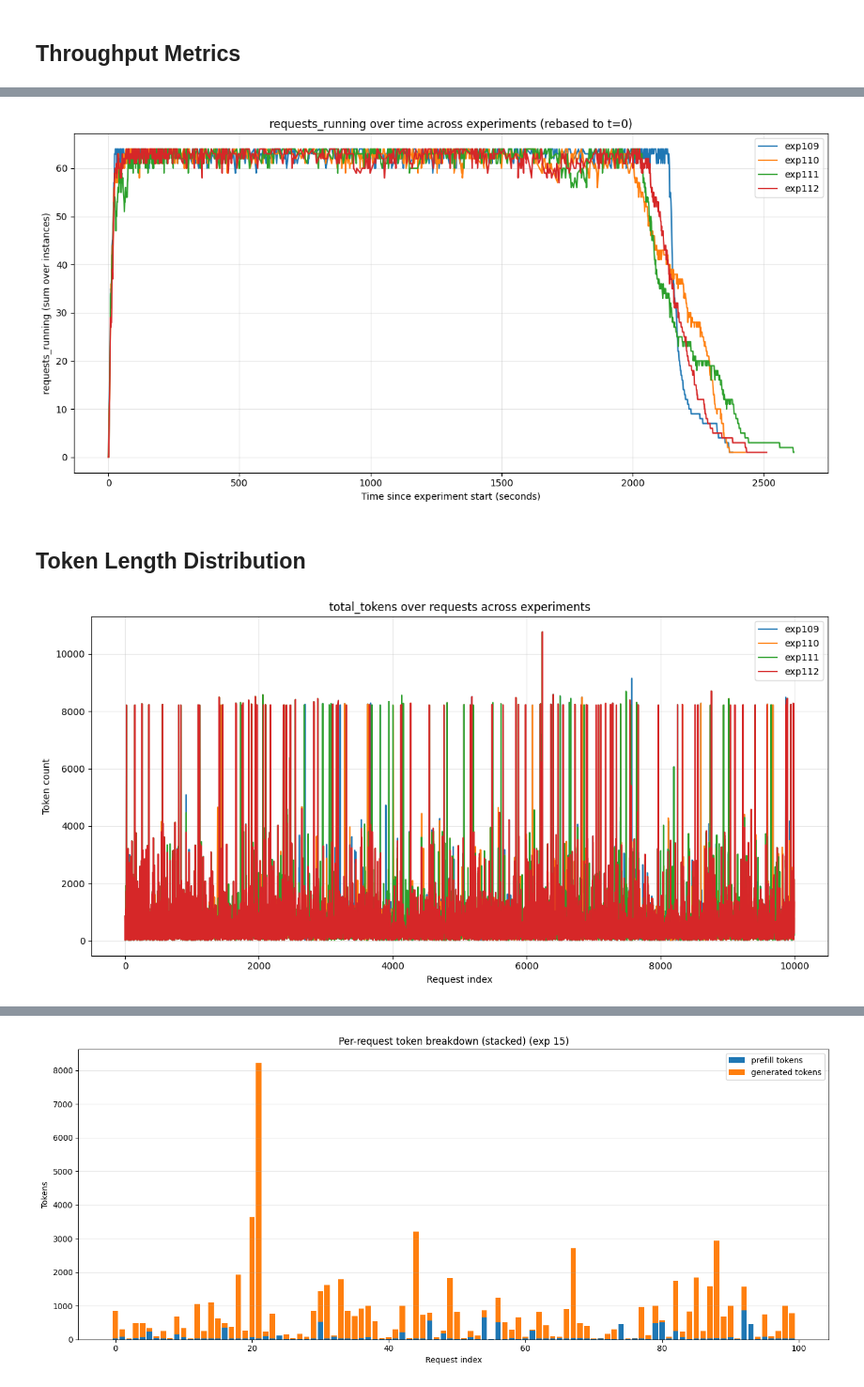
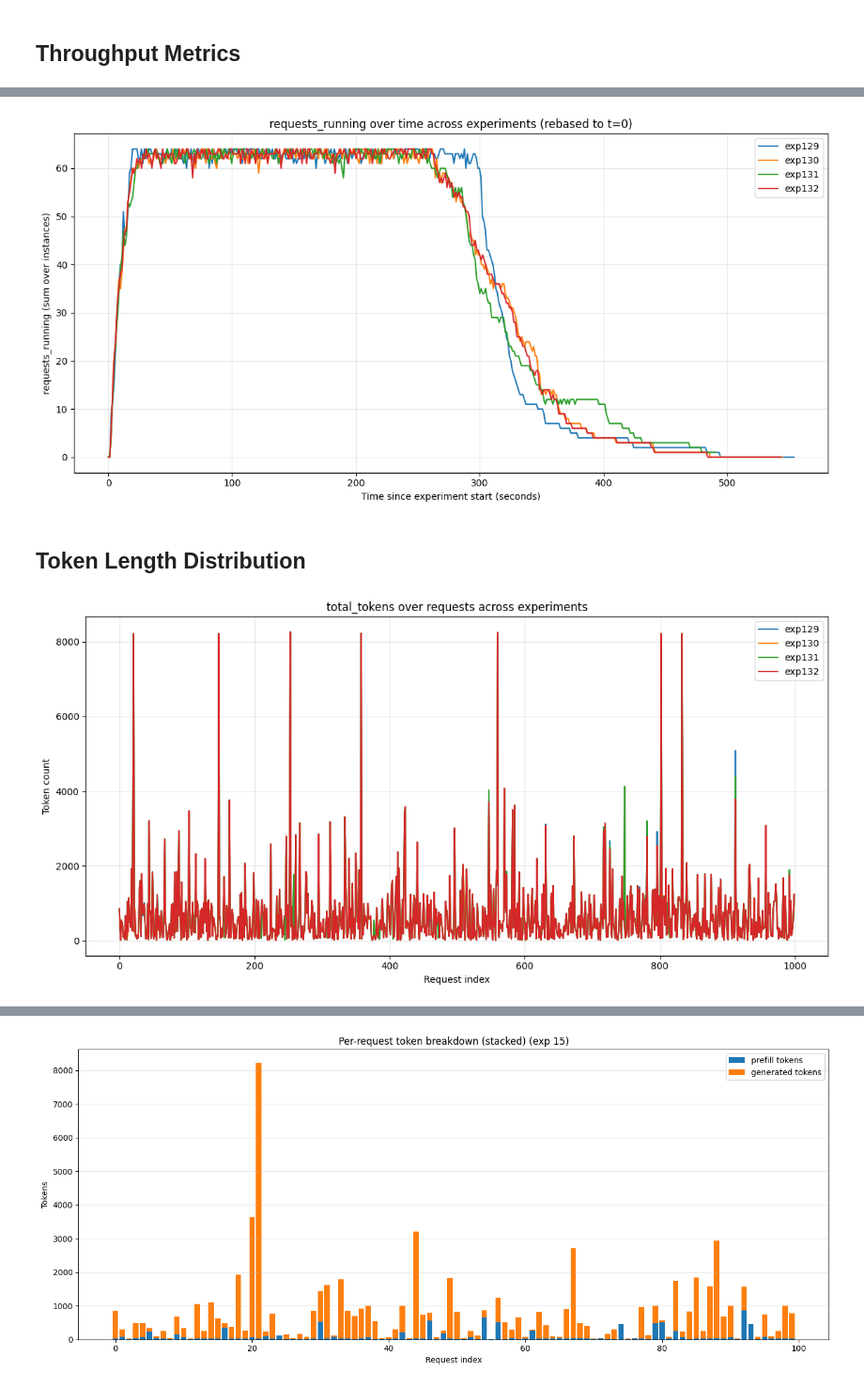
Before and after one commit to immengzi/LLM-LA, a Jupyter notebook: microservice/analysis.ipynb, the cells around one changed output, grey strips where cells are left out. Shown at 94% size. Cells and saved outputs as stored; diff of their text form; code cells hidden in the pictures.

```diff
--- a/microservice/analysis.ipynb
+++ b/microservice/analysis.ipynb
@@ -71,7 +71,12 @@ import pandas as pd
 # experiments = [97, 98, 99, 100]
 # experiments = [101, 102, 103, 104]
 # experiments = [105, 106, 107, 108]
-experiments = [109, 110, 111, 112]
+# experiments = [109, 110, 111, 112]
+# experiments = [113, 114, 115, 116]
+# experiments = [117, 118, 119, 120]
+# experiments = [121, 122, 123, 124]
+# experiments = [125, 126, 127, 128]
+experiments = [129, 130, 131, 132]
 # ----------------------------------------------
 
 # Latency columns of interest
@@ -360,7 +370,12 @@ import matplotlib.pyplot as plt
 # experiments = [97, 98, 99, 100]
 # experiments = [101, 102, 103, 104]
 # experiments = [105, 106, 107, 108]
-experiments = [109, 110, 111, 112]
+# experiments = [109, 110, 111, 112]
+# experiments = [113, 114, 115, 116]
+# experiments = [117, 118, 119, 120]
+# experiments = [121, 122, 123, 124]
+# experiments = [125, 126, 127, 128]
+experiments = [129, 130, 131, 132]
 # ----------------------------
 
 # ---- choose ONE metric (uncomment exactly one) ----
@@ -433,7 +448,12 @@ import pandas as pd
 # experiments = [97, 98, 99, 100]
 # experiments = [101, 102, 103, 104]
 # experiments = [105, 106, 107, 108]
-experiments = [109, 110, 111, 112]
+# experiments = [109, 110, 111, 112]
+# experiments = [113, 114, 115, 116]
+# experiments = [117, 118, 119, 120]
+# experiments = [121, 122, 123, 124]
+# experiments = [125, 126, 127, 128]
+experiments = [129, 130, 131, 132]
 # ----------------------------------------------
 
 # Prometheus metric columns of interest
@@ -542,8 +562,12 @@ import matplotlib.pyplot as plt
 # experiments = [97, 98, 99, 100]
 # experiments = [101, 102, 103, 104]
 # experiments = [105, 106, 107, 108]
-experiments = [109, 110, 111, 112]
-
+# experiments = [109, 110, 111, 112]
+# experiments = [113, 114, 115, 116]
+# experiments = [117, 118, 119, 120]
+# experiments = [121, 122, 123, 124]
+# experiments = [125, 126, 127, 128]
+experiments = [129, 130, 131, 132]
 # ----------------------------
 
 # ---- choose ONE metric (uncomment exactly one) ----
@@ -615,7 +639,7 @@ plt.legend(loc="upper right")
 plt.grid(True, alpha=0.3)
 plt.tight_layout()
 # %% [output]
-[figure, old version]
+[figure, new version]
 # %% [markdown]
 ## Token Length Distribution
 # %%
@@ -650,41 +674,46 @@ import matplotlib.pyplot as plt
 # experiments = [97, 98, 99, 100]
 # experiments = [101, 102, 103, 104]
 # experiments = [105, 106, 107, 108]
-experiments = [109, 110, 111, 112]
+# experiments = [109, 110, 111, 112]
+# experiments = [113, 114, 115, 116]
+# experiments = [117, 118, 119, 120]
+# experiments = [121, 122, 123, 124]
+# experiments = [125, 126, 127, 128]
+experiments = [129, 130, 131, 132]
 # ----------------------------
 
 # ---- choose ONE metric (uncomment exactly one) ----
 # metric = "prompt_tokens"        # input length
 # metric = "completion_tokens"  # output length
 metric = "total_tokens"       # input + output
 # -----------------------------------------------
 
 plt.figure(figsize=(12, 6))
 
 for exp_id in experiments:
     df = (
         load_experiment_latencies(exp_id=exp_id)
         .sort_values("idx")
         .reset_index(drop=True)
     )
 
     if metric not in df.columns:
         print(f"Skipping exp{exp_id}: {metric} not found")
         continue
 
     x = df["idx"]
     y = df[metric]
 
     plt.plot(x, y, label=f"exp{exp_id}")
 
 plt.xlabel("Request index")
 plt.ylabel("Token count")
 plt.title(f"{metric} over requests across experiments")
 plt.legend(loc="upper right")
 plt.grid(True, alpha=0.3)
 plt.tight_layout()
 # %% [output]
-[figure, old version]
+[figure, new version]
 # %%
 from experiment_analysis import load_experiment_latencies
 import matplotlib.pyplot as plt
```
Also changed, not shown: parts of 9 cells of this notebook, 46 other files.
